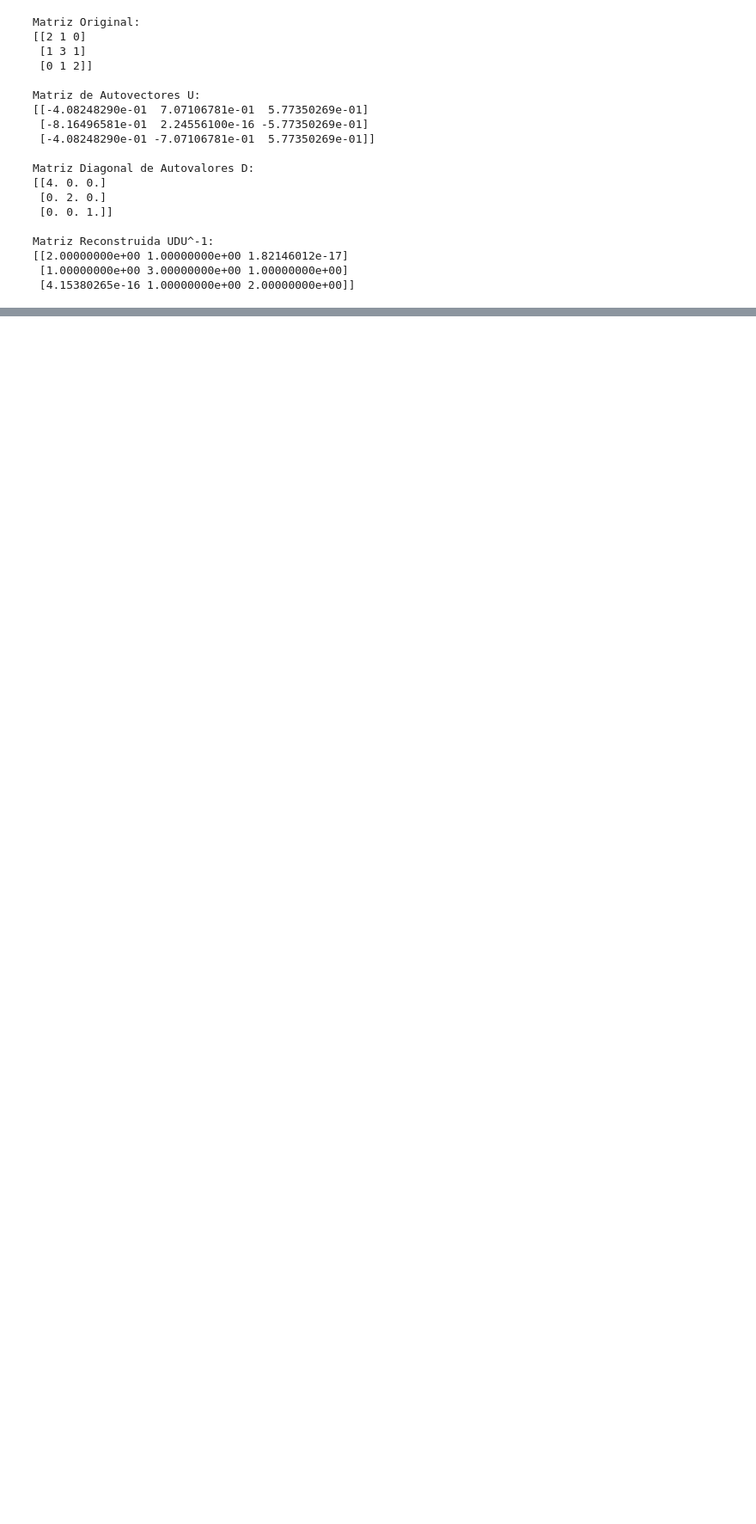
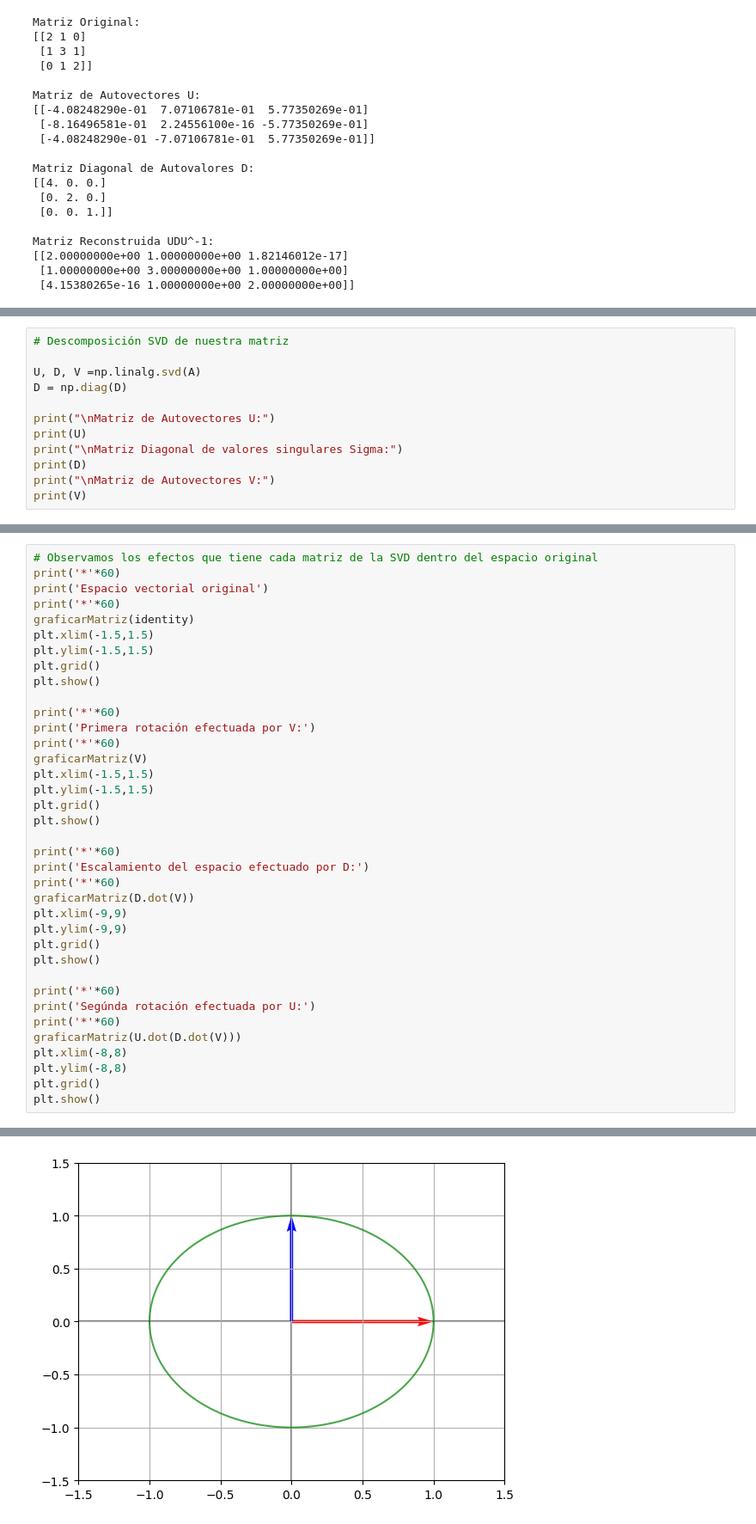
Before and after one commit to AsorKy/UPTC_Diplomado_Ciencia_de_Datos_Cohorte_II_2024, a Jupyter notebook: 1_Matemáticas/1_Algebra_Lineal/cuadernos/Algebra_Lineal.ipynb, the cells around one changed output, grey strips where cells are left out. Shown at 86% size. Drawn from its saved outputs; the diff is of its cells as text; blank space fills up the shorter version.

```diff
--- a/1_Matemáticas/1_Algebra_Lineal/cuadernos/Algebra_Lineal.ipynb
+++ b/1_Matemáticas/1_Algebra_Lineal/cuadernos/Algebra_Lineal.ipynb
@@ -2083,0 +2580,12 @@ Matriz Reconstruida UDU^-1:
+# %%
+# Descomposición SVD de nuestra matriz
+
+U, D, V =np.linalg.svd(A)
+D = np.diag(D)
+
+print("\nMatriz de Autovectores U:")
+print(U)
+print("\nMatriz Diagonal de valores singulares Sigma:")
+print(D)
+print("\nMatriz de Autovectores V:")
+print(V)
@@ -2083,0 +2604,38 @@ Matriz Reconstruida UDU^-1:
+# %%
+# Observamos los efectos que tiene cada matriz de la SVD dentro del espacio original
+print('*'*60)
+print('Espacio vectorial original')
+print('*'*60)
+graficarMatriz(identity)
+plt.xlim(-1.5,1.5)
+plt.ylim(-1.5,1.5)
+plt.grid()
+plt.show()
+
+print('*'*60)
+print('Primera rotación efectuada por V:')
+print('*'*60)
+graficarMatriz(V)
+plt.xlim(-1.5,1.5)
+plt.ylim(-1.5,1.5)
+plt.grid()
+plt.show()
+
+print('*'*60)
+print('Escalamiento del espacio efectuado por D:')
+print('*'*60)
+graficarMatriz(D.dot(V))
+plt.xlim(-9,9)
+plt.ylim(-9,9)
+plt.grid()
+plt.show()
+
+print('*'*60)
+print('Segúnda rotación efectuada por U:')
+print('*'*60)
+graficarMatriz(U.dot(D.dot(V)))
+plt.xlim(-8,8)
+plt.ylim(-8,8)
+plt.grid()
+plt.show()
+# %% [output]
@@ -2083,0 +2645 @@ Matriz Reconstruida UDU^-1:
+[figure, added]
```
Also changed, not shown: parts of 46 cells of this notebook, 2 other files.
